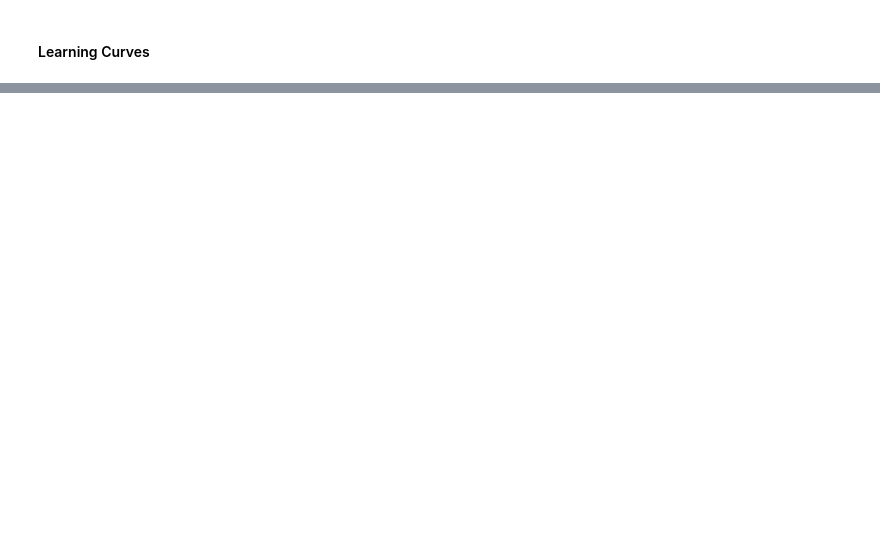
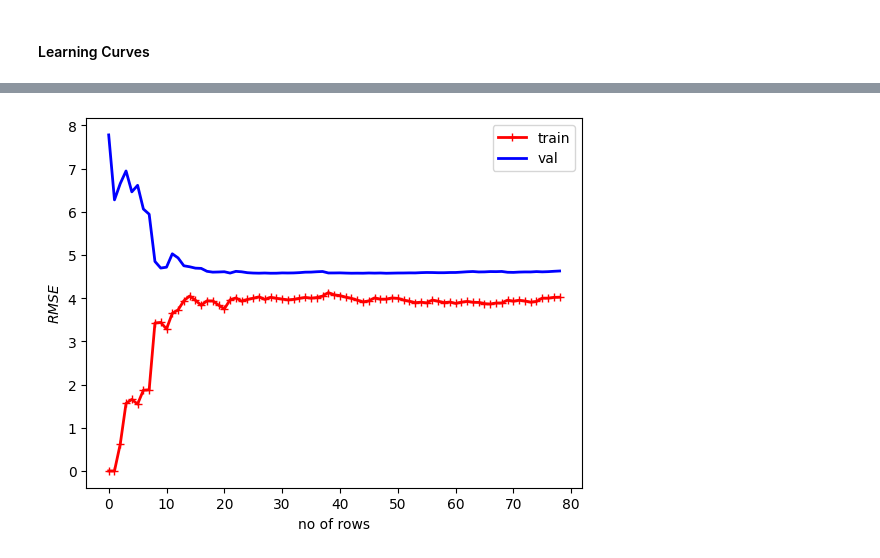
Before and after one commit to ARKA1112/HOML_AurelienG, a Jupyter notebook: chap4_TrainingM.ipynb, the cells around one changed output, grey strips where cells are left out. Drawn from its saved outputs; the diff is of its cells as text; code cells hidden in the pictures; blank space fills up the shorter version.

```diff
--- a/chap4_TrainingM.ipynb
+++ b/chap4_TrainingM.ipynb
@@ -207,2 +205,6 @@ plt.axis([-3,3,2,6])
 # %% [markdown]
 #### Learning Curves
+# %%
+X = 6*np.random.rand(100,1) - 3
+X_poly = pf.fit_transform(X)
+y = 1.5*X**2 + 2*X + np.random.rand(100,1)
@@ -208,0 +250,28 @@ plt.axis([-3,3,2,6])
+# %%
+#A way to tell if the model is overfitting or underfitting the data is by using the learning curves
+
+
+#Lets define a function first
+
+from sklearn.metrics import mean_squared_error
+from sklearn.model_selection import train_test_split
+
+def plot_learning_curves(model, X, y):
+    X_train, X_val, y_train, y_val = train_test_split(X, y, test_size=0.2)
+    train_errors, val_errors = [], []
+    for m in range(1, len(X_train)):
+        model.fit(X_train[:m],y_train[:m])
+        y_train_predict = model.predict(X_train[:m])
+        y_val_predict = model.predict(X_val)
+        train_errors.append(mean_squared_error(y_train[:m], y_train_predict))
+        val_errors.append(mean_squared_error(y_val, y_val_predict))
+    plt.plot(np.sqrt(train_errors), 'r-+', linewidth=2, label='train')
+    plt.plot(np.sqrt(val_errors), 'b-', linewidth=2, label='val')
+    plt.legend()
+    plt.ylabel('$RMSE$')
+    plt.xlabel('no of rows')
+# %%
+lin_reg = LinearRegression()
+plot_learning_curves(lin_reg, X, y)
+# %% [output]
+[figure, added]
```
Also changed, not shown: parts of 11 cells of this notebook.
